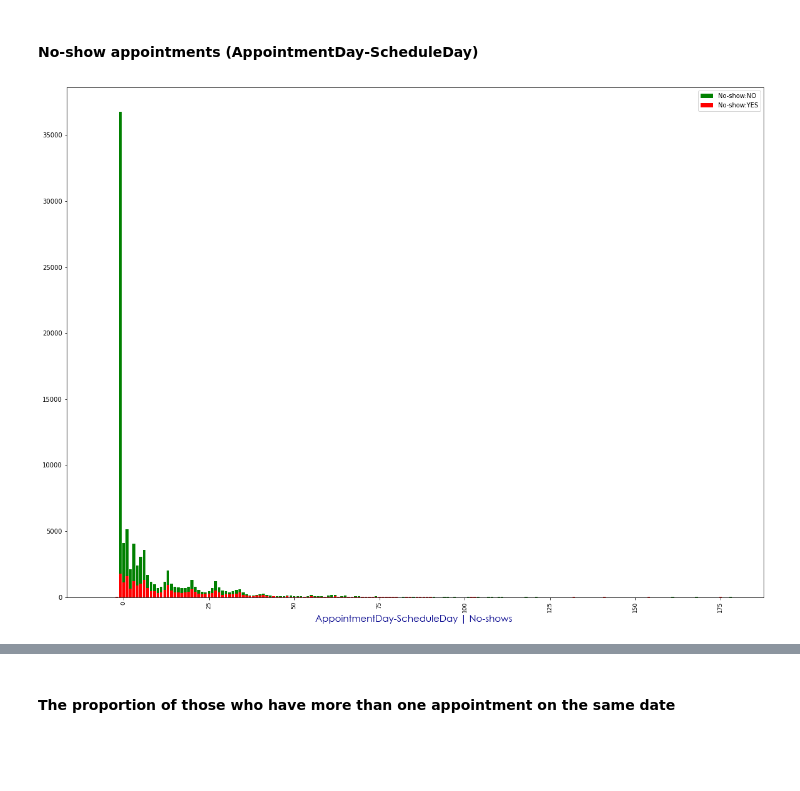
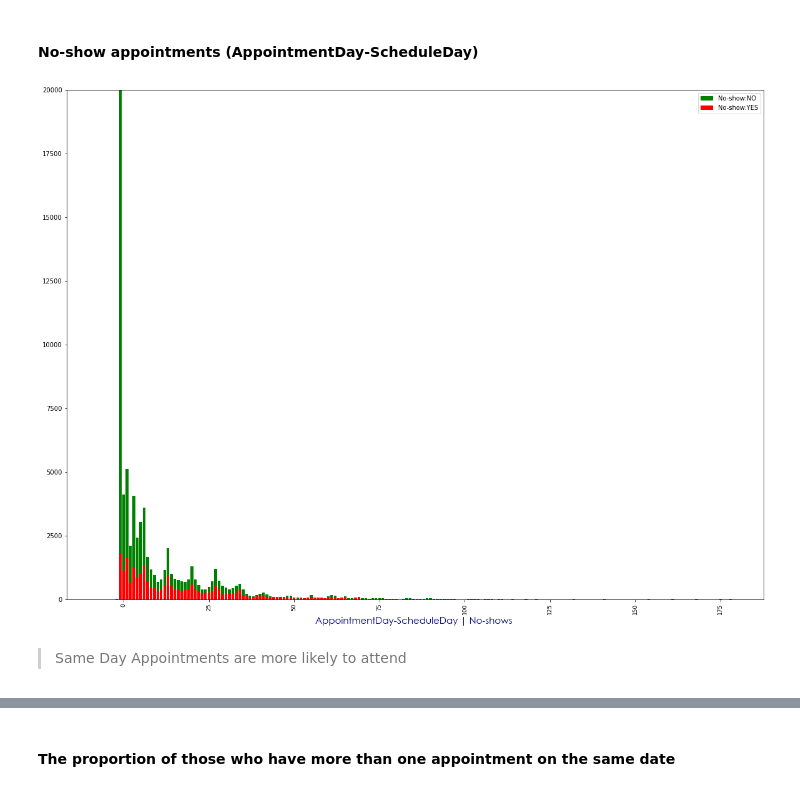
Before and after one commit to FurkanSrtc/ExploratoryDataAnalysis, a Jupyter notebook: Medical Appointment No Shows/MedicalAppointment.ipynb, the cells around one changed output, grey strips where cells are left out. Drawn from its saved outputs; the diff is of its cells as text; code cells hidden in the pictures; blank space fills up the shorter version.

```diff
--- a/Medical Appointment No Shows/MedicalAppointment.ipynb
+++ b/Medical Appointment No Shows/MedicalAppointment.ipynb
@@ -107,3 +135,5 @@ dtype: int64
+# %%
+df =df.replace({'No-show': {'Yes': True, 'No': False}})
 # %%
 df.info()
 # %% [output]
@@ -259,21 +303,23 @@ noshown=(noshowno.AppointmentDay-noshowno.ScheduledDay).dt.days
 # %%
 plt.figure(figsize=(20, 15))
 
 
 
 plt.subplot(1,1,1)
 plt.bar(noshown.value_counts().index,noshown.value_counts(), color = "GREEN",label = 'No-show:NO')
 plt.xticks(rotation = 90, fontsize = 9)
 plt.xlabel('AppointmentDay-ScheduleDay | No-show:NO ',fontdict = axis_style)
 
 plt.subplot(1,1,1)
 plt.bar(noshowy.value_counts().index,noshowy.value_counts(), color = "RED",label = 'No-show:YES')
 plt.xticks(rotation = 90, fontsize = 9)
 plt.xlabel('AppointmentDay-ScheduleDay | No-shows ',fontdict = axis_style)
-
+plt.ylim(0,20000)
 plt.legend()
 plt.show()
 # %% [output]
-[figure, old version]
+[figure, new version]
+# %% [markdown]
+> Same Day Appointments are more likely to attend
 # %%
 plt.figure(figsize=(20, 15))
```
Also changed, not shown: parts of 25 cells of this notebook.
